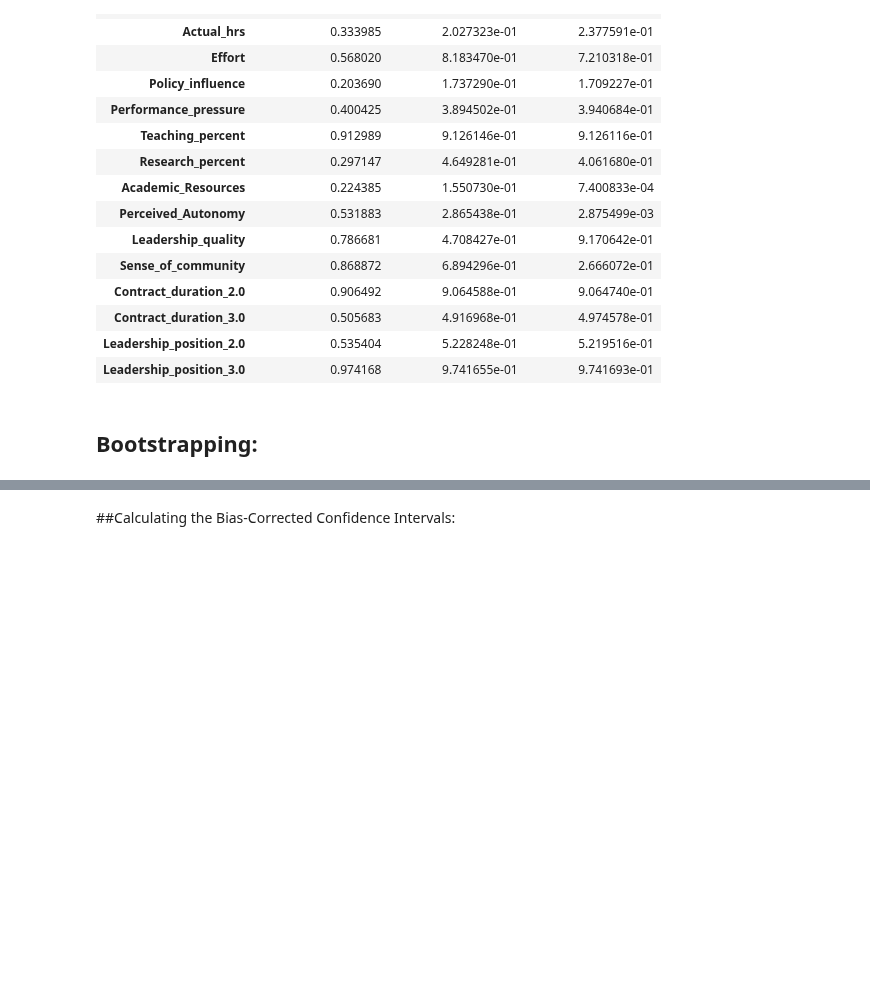
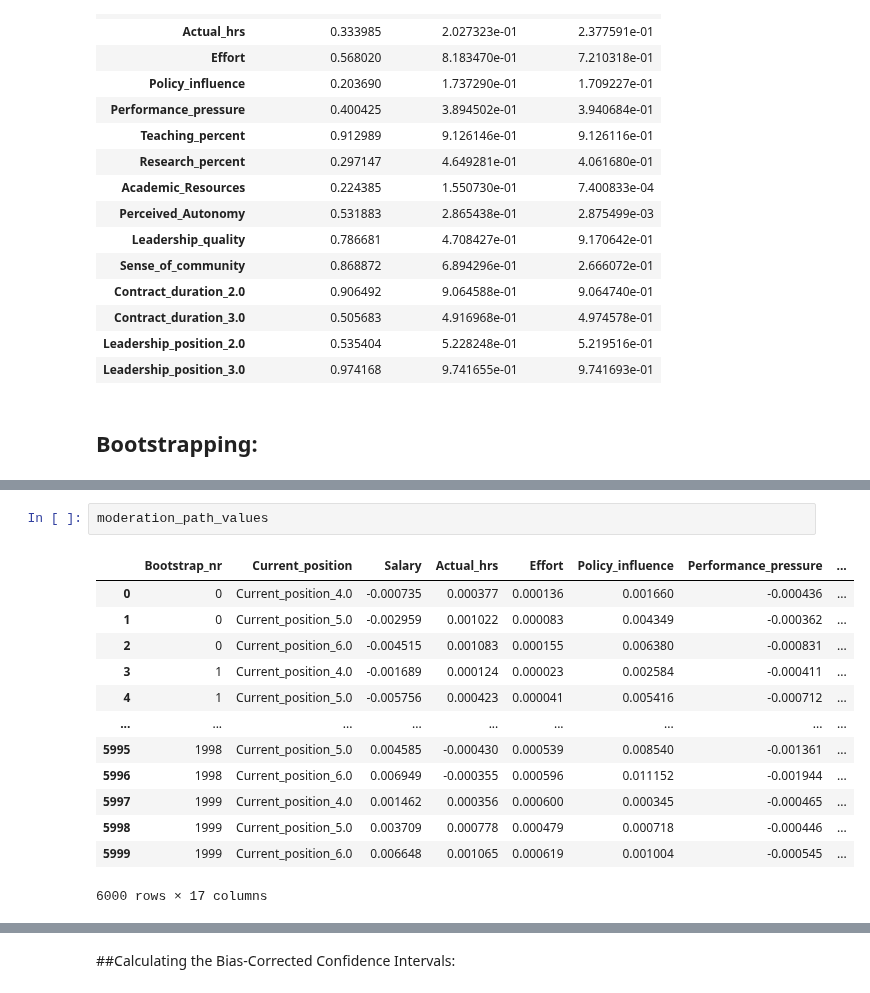
Before and after one commit to AndreiAf02/Job-Satisfaction, a Jupyter notebook: Job_Satisfaction_CZ_Seniority.ipynb, the cells around one changed output, grey strips where cells are left out. Cells and saved outputs as stored; diff of their text form; blank space fills up the shorter version.

```diff
--- a/Job_Satisfaction_CZ_Seniority.ipynb
+++ b/Job_Satisfaction_CZ_Seniority.ipynb
@@ -1599,0 +1542,16 @@ Run: 190/200
+# %%
+moderation_path_values
+# %% [output]
+|  | Bootstrap_nr | Current_position | Salary | Actual_hrs | Effort | Policy_influence | Performance_pressure | ... |
+| 0 | 0 | Current_position_4.0 | -0.000735 | 0.000377 | 0.000136 | 0.001660 | -0.000436 | ... |
+| 1 | 0 | Current_position_5.0 | -0.002959 | 0.001022 | 0.000083 | 0.004349 | -0.000362 | ... |
+| 2 | 0 | Current_position_6.0 | -0.004515 | 0.001083 | 0.000155 | 0.006380 | -0.000831 | ... |
+| 3 | 1 | Current_position_4.0 | -0.001689 | 0.000124 | 0.000023 | 0.002584 | -0.000411 | ... |
+| 4 | 1 | Current_position_5.0 | -0.005756 | 0.000423 | 0.000041 | 0.005416 | -0.000712 | ... |
+| ... | ... | ... | ... | ... | ... | ... | ... | ... |
+| 5995 | 1998 | Current_position_5.0 | 0.004585 | -0.000430 | 0.000539 | 0.008540 | -0.001361 | ... |
+| 5996 | 1998 | Current_position_6.0 | 0.006949 | -0.000355 | 0.000596 | 0.011152 | -0.001944 | ... |
+| 5997 | 1999 | Current_position_4.0 | 0.001462 | 0.000356 | 0.000600 | 0.000345 | -0.000465 | ... |
+| 5998 | 1999 | Current_position_5.0 | 0.003709 | 0.000778 | 0.000479 | 0.000718 | -0.000446 | ... |
+| 5999 | 1999 | Current_position_6.0 | 0.006648 | 0.001065 | 0.000619 | 0.001004 | -0.000545 | ... |
+6000 rows × 17 columns
```
Also changed, not shown: parts of 25 cells of this notebook.
